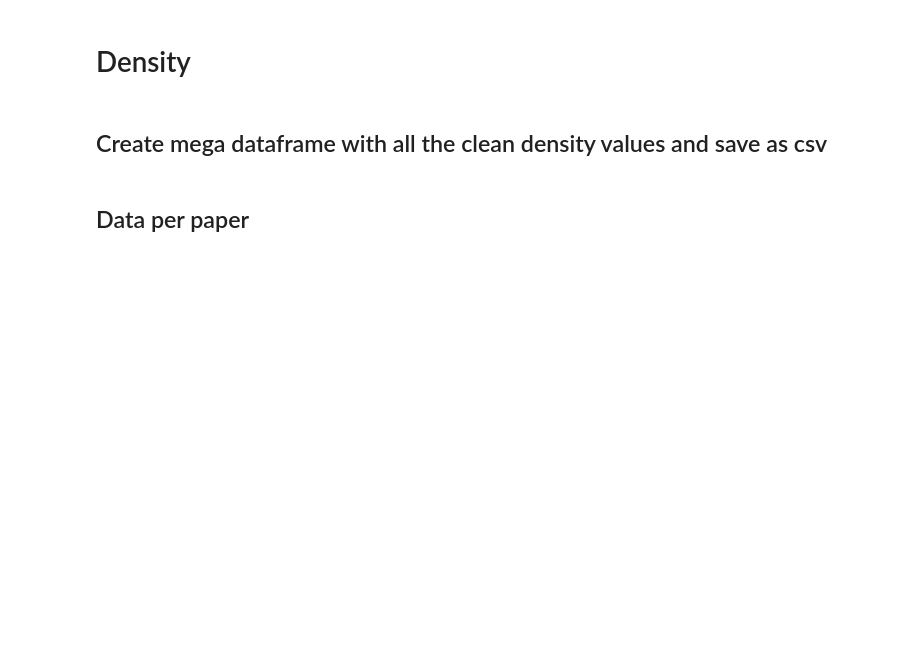
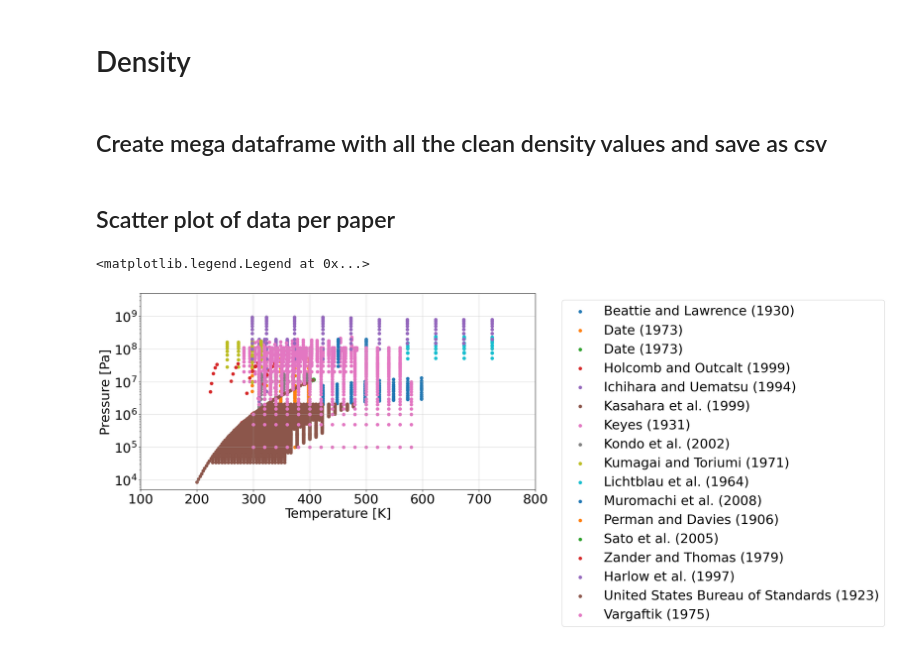
Before and after one commit to CatDN/mordu, a Jupyter notebook: ammonia.ipynb, the cells around one changed output. Drawn from its saved outputs; the diff is of its cells as text; code cells hidden in the pictures; blank space fills up the shorter version.

Commit message:
scatter plot of data per paper for ammonia density

```diff
--- a/ammonia.ipynb
+++ b/ammonia.ipynb
@@ -79,4 +79,4 @@ df = pd.DataFrame(data = {"paper": paper,
 # save dataframe
 df.to_csv("dataframes/experimental_data_density/density.csv")
 # %% [markdown]
-## Data per paper
+## Scatter plot of data per paper
@@ -84,0 +83,40 @@ df.to_csv("dataframes/experimental_data_density/density.csv")
+# %%
+#05/11/2025
+import pandas as pd
+import matplotlib.pyplot as plt
+
+#data: paper_number: [authors, year, path]
+all_papers = {
+    357: ["Beattie and Lawrence", 1930, paper_path(357)],
+    358: ["Date", 1973, paper_path(358)],
+    359: ["Date", 1973, paper_path(359)],
+    360: ["Holcomb and Outcalt", 1999, paper_path(360)],
+    361: ["Ichihara and Uematsu", 1994, paper_path(361)],
+    362: ["Kasahara et al.", 1999, paper_path(362)],
+    363: ["Keyes", 1931, paper_path(363)],
+    364: ["Kondo et al.", 2002, paper_path(364)],
+    365: ["Kumagai and Toriumi", 1971, paper_path(365)],
+    367: ["Lichtblau et al.", 1964, paper_path(367)],
+    368: ["Muromachi et al.", 2008, paper_path(368)],
+    369: ["Perman and Davies", 1906, paper_path(369)],
+    370: ["Sato et al.", 2005, paper_path(370)],
+    372: ["Zander and Thomas", 1979, paper_path(372)],
+    373: ["Harlow et al.", 1997, paper_path(373)],
+    374: ["United States Bureau of Standards", 1923, paper_path(374)],
+    376: ["Vargaftik", 1975, paper_path(376)],
+}
+
+data = pd.read_csv("dataframes/experimental_data_density/density.csv")
+
+fig, ax = plt.subplots()
+
+for paper in df["paper"].unique():
+    data = df[df["paper"]==paper]
+    ax.scatter(data["T"], data["P"], label = all_papers[paper][0] + " " + f"({all_papers[paper][1]})")
+
+ax.set(yscale="log", ylabel="Pressure [Pa]", xlabel="Temperature [K]", xlim=(100, 800), ylim=(5e3, 5e9))
+ax.grid(alpha=0.5)
+ax.legend(loc="upper left", bbox_to_anchor=(1.05,1))
+# %% [output]
+<matplotlib.legend.Legend at 0x...>
+[figure, added]
```
Also changed, not shown: parts of 1 cell of this notebook.
